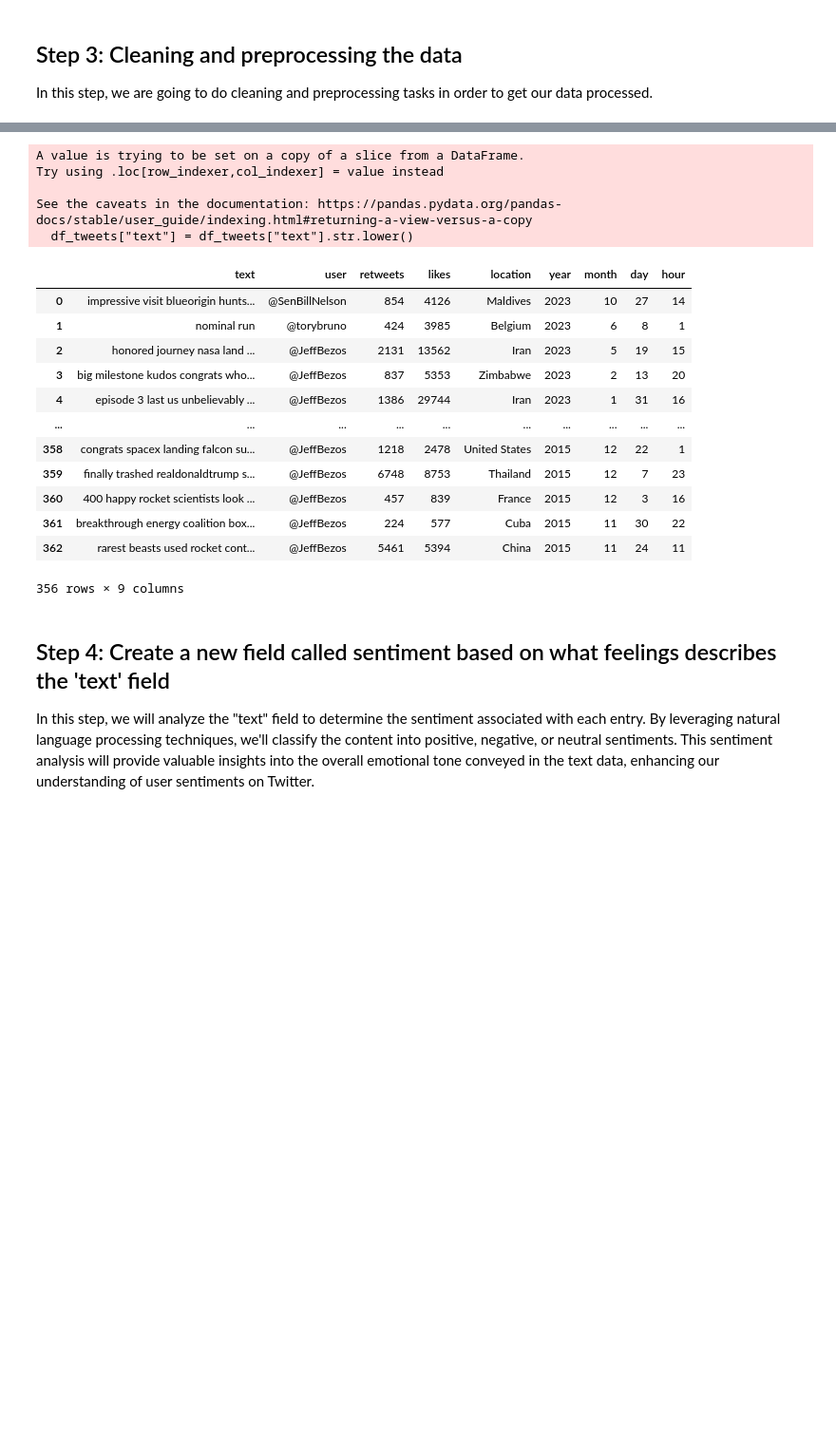
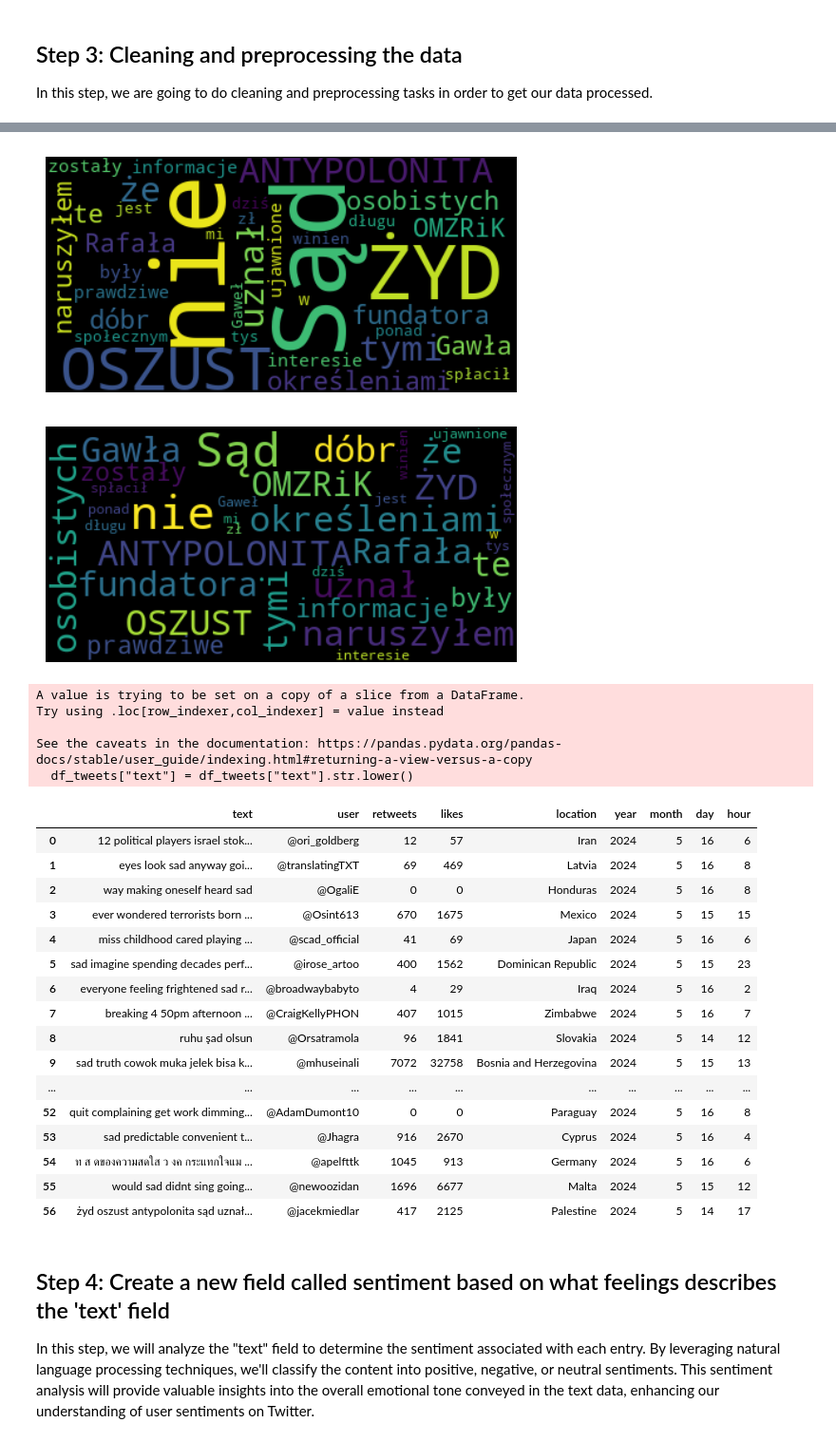
Before and after one commit to VictorMoralesQ/twitter_project, a Jupyter notebook: scripts/twitter_project.ipynb, the cells around one changed output, grey strips where cells are left out. Shown at 95% size. Drawn from its saved outputs; the diff is of its cells as text; code cells hidden in the pictures; blank space fills up the shorter version.

```diff
--- a/scripts/twitter_project.ipynb
+++ b/scripts/twitter_project.ipynb
@@ -84,7 +80,7 @@ We will define a function to query Nitter for tweets containing the keyword "fee
 def pull_tweets():
   tweets_data = []
   scraper = Nitter(log_level=1, skip_instance_check=False)
-  tweets = scraper.get_tweets("JeffBezos", mode="user", number=500)
+  tweets = scraper.get_tweets("chelsea", mode="term", number=500)
   print(tweets)
 
   for tweet in tweets["tweets"]:
@@ -220,40 +201,57 @@ df_tweets
 # %%
 filtered_texts = []
 stop_words = set(stopwords.words('english'))
 
 for text in df_tweets["text"]:
   tokens = regexp_tokenize(text, pattern=r'\w+|\s+', gaps=False)
   filtered_text = re.sub(r'[\U00010000-\U0010ffff]', '', ' '.join(tokens))
 
   filtered_tokens = [token for token in tokens if token.lower() not in stop_words]
   filtered_text = ' '.join(filtered_tokens)
   filtered_texts.append(filtered_text)
 
 df_tweets["text"] = filtered_texts
 
+wordcloud = WordCloud().generate(text)
+
+
+plt.imshow(wordcloud, interpolation='bilinear')
+plt.axis("off")
+
+wordcloud = WordCloud(max_font_size=40).generate(text)
+plt.figure()
+plt.imshow(wordcloud, interpolation="bilinear")
+plt.axis("off")
+plt.show()
 df_tweets = df_tweets[df_tweets["text"].str.len() > 0]
 df_tweets["text"] = df_tweets["text"].str.lower()
 
 df_tweets
 # %% [output]
+[figure, added]
+[figure, added]
 A value is trying to be set on a copy of a slice from a DataFrame.
 Try using .loc[row_indexer,col_indexer] = value instead
 
 See the caveats in the documentation: https://pandas.pydata.org/pandas-docs/stable/user_guide/indexing.html#returning-a-view-versus-a-copy
   df_tweets["text"] = df_tweets["text"].str.lower()
 |  | text | user | retweets | likes | location | year | month | day | hour |
-| 0 | impressive visit blueorigin hunts... | @SenBillNelson | 854 | 4126 | Maldives | 2023 | 10 | 27 | 14 |
-| 1 | nominal run | @torybruno | 424 | 3985 | Belgium | 2023 | 6 | 8 | 1 |
-| 2 | honored journey nasa land ... | @JeffBezos | 2131 | 13562 | Iran | 2023 | 5 | 19 | 15 |
-| 3 | big milestone kudos congrats who... | @JeffBezos | 837 | 5353 | Zimbabwe | 2023 | 2 | 13 | 20 |
-| 4 | episode 3 last us unbelievably ... | @JeffBezos | 1386 | 29744 | Iran | 2023 | 1 | 31 | 16 |
+| 0 | 12 political players israel stok... | @ori_goldberg | 12 | 57 | Iran | 2024 | 5 | 16 | 6 |
+| 1 | eyes look sad anyway goi... | @translatingTXT | 69 | 469 | Latvia | 2024 | 5 | 16 | 8 |
+| 2 | way making oneself heard sad | @OgaliE | 0 | 0 | Honduras | 2024 | 5 | 16 | 8 |
+| 3 | ever wondered terrorists born ... | @Osint613 | 670 | 1675 | Mexico | 2024 | 5 | 15 | 15 |
+| 4 | miss childhood cared playing ... | @scad_official | 41 | 69 | Japan | 2024 | 5 | 16 | 6 |
+| 5 | sad imagine spending decades perf... | @irose_artoo | 400 | 1562 | Dominican Republic | 2024 | 5 | 15 | 23 |
+| 6 | everyone feeling frightened sad r... | @broadwaybabyto | 4 | 29 | Iraq | 2024 | 5 | 16 | 2 |
+| 7 | breaking 4 50pm afternoon ... | @CraigKellyPHON | 407 | 1015 | Zimbabwe | 2024 | 5 | 16 | 7 |
+| 8 | ruhu şad olsun | @Orsatramola | 96 | 1841 | Slovakia | 2024 | 5 | 14 | 12 |
+| 9 | sad truth cowok muka jelek bisa k... | @mhuseinali | 7072 | 32758 | Bosnia and Herzegovina | 2024 | 5 | 15 | 13 |
 | ... | ... | ... | ... | ... | ... | ... | ... | ... | ... |
-| 358 | congrats spacex landing falcon su... | @JeffBezos | 1218 | 2478 | United States | 2015 | 12 | 22 | 1 |
-| 359 | finally trashed realdonaldtrump s... | @JeffBezos | 6748 | 8753 | Thailand | 2015 | 12 | 7 | 23 |
-| 360 | 400 happy rocket scientists look ... | @JeffBezos | 457 | 839 | France | 2015 | 12 | 3 | 16 |
-| 361 | breakthrough energy coalition box... | @JeffBezos | 224 | 577 | Cuba | 2015 | 11 | 30 | 22 |
-| 362 | rarest beasts used rocket cont... | @JeffBezos | 5461 | 5394 | China | 2015 | 11 | 24 | 11 |
+| 52 | quit complaining get work dimming... | @AdamDumont10 | 0 | 0 | Paraguay | 2024 | 5 | 16 | 8 |
+| 53 | sad predictable convenient t... | @Jhagra | 916 | 2670 | Cyprus | 2024 | 5 | 16 | 4 |
+| 54 | ท ส ดของความสดใส ว งค กระแทกใจแม ... | @apelfttk | 1045 | 913 | Germany | 2024 | 5 | 16 | 6 |
+| 55 | would sad didnt sing going... | @newoozidan | 1696 | 6677 | Malta | 2024 | 5 | 15 | 12 |
+| 56 | żyd oszust antypolonita sąd uznał... | @jacekmiedlar | 417 | 2125 | Palestine | 2024 | 5 | 14 | 17 |
-356 rows × 9 columns
 # %% [markdown]
 ## Step 4: Create a new field called sentiment based on what feelings describes the 'text' field
 
```
Also changed, not shown: parts of 7 cells of this notebook, 2 other files.
